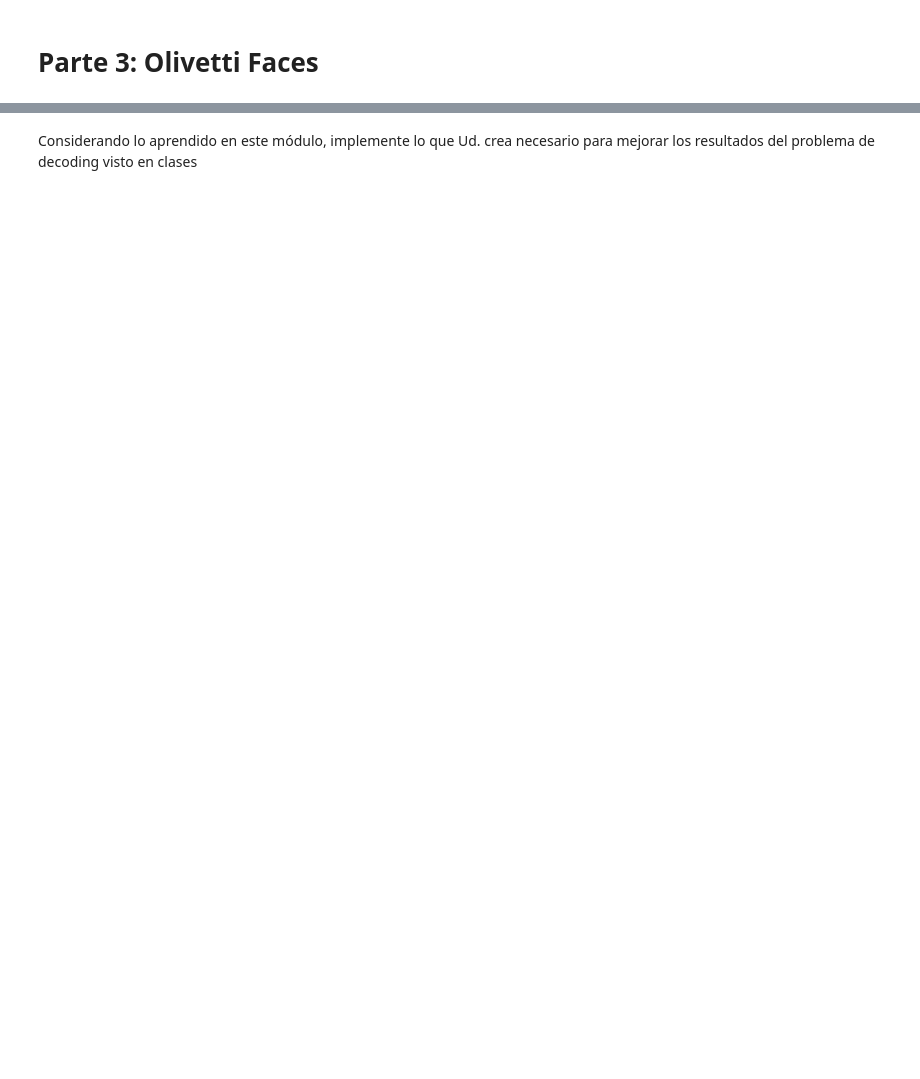
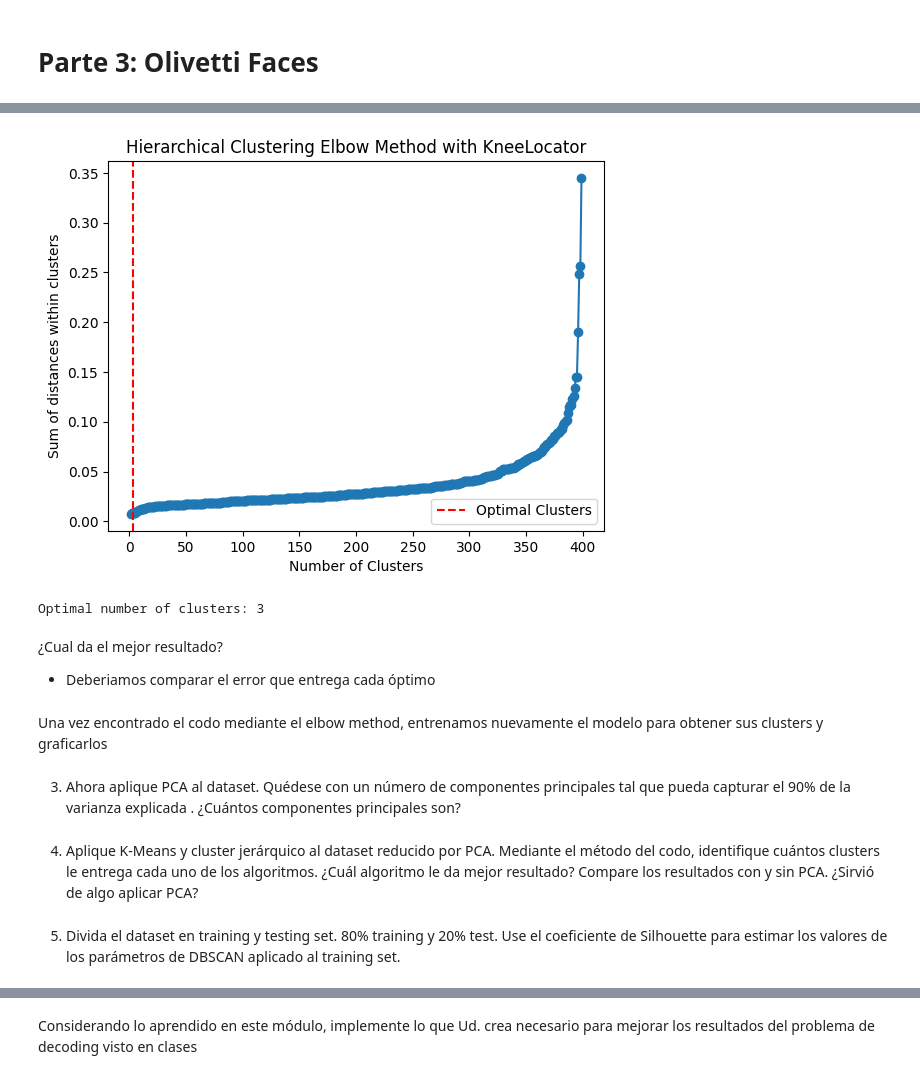
Before and after one commit to ElKroko/tarea-IA, a Jupyter notebook: 3. Olivetti Faces.ipynb, the cells around one changed output, grey strips where cells are left out. Cells and saved outputs as stored; diff of their text form; code cells hidden in the pictures; blank space fills up the shorter version.

```diff
--- a/3. Olivetti Faces.ipynb
+++ b/3. Olivetti Faces.ipynb
@@ -14,0 +142,47 @@
+# %%
+from scipy.cluster.hierarchy import dendrogram, linkage
+import matplotlib.pyplot as plt
+from kneed import KneeLocator
+
+# Convert the data to float and scale it to [0, 1] range (important for image data)
+data_scaled = data.astype('float32') / 255.0
+
+# Calculate linkage and distances for hierarchical clustering
+linked = linkage(data_scaled, method='ward')
+distances = linked[:, 2]
+
+# Calculate the first derivative of the distances
+differences = [distances[i] - distances[i - 1] for i in range(1, len(distances))]
+
+# Find the number of clusters using KneeLocator
+kneedle = KneeLocator(range(2, len(distances) + 1), differences, curve='convex', direction='decreasing')
+optimal_clusters = kneedle.elbow
+
+# Plot the distances and the knee point
+plt.plot(range(1, len(distances) + 1), distances, marker='o')
+plt.axvline(x=optimal_clusters, color='red', linestyle='--', label='Optimal Clusters')
+plt.xlabel('Number of Clusters')
+plt.ylabel('Sum of distances within clusters')
+plt.title('Hierarchical Clustering Elbow Method with KneeLocator')
+plt.legend()
+plt.show()
+
+print(f"Optimal number of clusters: {optimal_clusters}")
+# %% [output]
+[figure, added]
+Optimal number of clusters: 3
+# %% [markdown]
+¿Cual da el mejor resultado?
+
+- Deberiamos comparar el error que entrega cada óptimo
+# %% [markdown]
+Una vez encontrado el codo mediante el elbow method, entrenamos nuevamente el modelo para obtener sus clusters y graficarlos
+# %% [markdown]
+
+3. Ahora aplique PCA al dataset. Quédese con un número de componentes principales tal que pueda capturar el 90% de la varianza explicada . ¿Cuántos componentes principales son?
+# %% [markdown]
+
+4. Aplique K-Means y cluster jerárquico al dataset reducido por PCA. Mediante el método del codo, identifique cuántos clusters le entrega cada uno de los algoritmos. ¿Cuál algoritmo le da mejor resultado? Compare los resultados con y sin PCA. ¿Sirvió de algo aplicar PCA?
+# %% [markdown]
+
+5. Divida el dataset en training y testing set. 80% training y 20% test. Use el coeficiente de Silhouette para estimar los valores de los parámetros de DBSCAN aplicado al training set.
```
Also changed, not shown: parts of 13 cells of this notebook.
